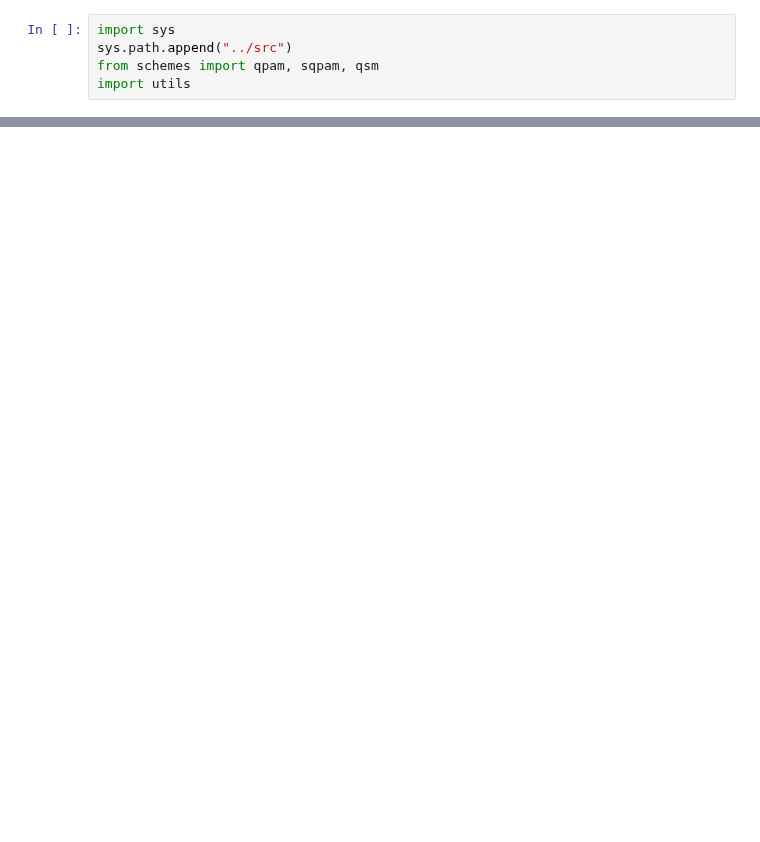
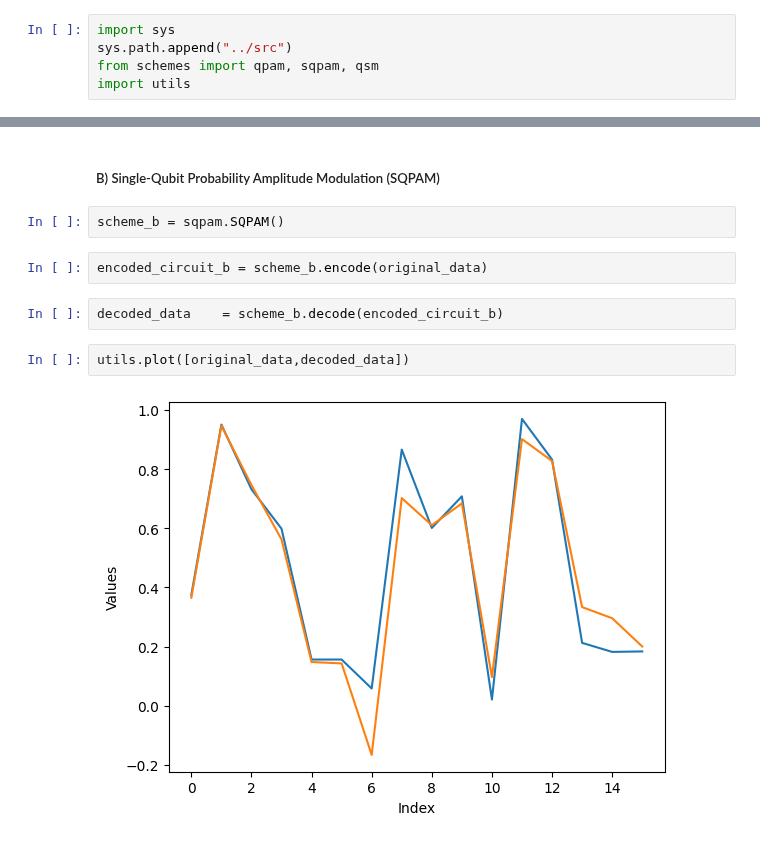
Before and after one commit to moth-quantum/quantum-audio, a Jupyter notebook: notebooks/schemes_test.ipynb, the cells around one changed output, grey strips where cells are left out. Cells and saved outputs as stored; diff of their text form; blank space fills up the shorter version.

```diff
--- a/notebooks/schemes_test.ipynb
+++ b/notebooks/schemes_test.ipynb
@@ -53,0 +36,12 @@ interactive(children=(IntSlider(value=1, description='Shots', max=4000, min=1, s
+# %% [markdown]
+##### B) Single-Qubit Probability Amplitude Modulation (SQPAM)
+# %%
+scheme_b = sqpam.SQPAM()
+# %%
+encoded_circuit_b = scheme_b.encode(original_data)
+# %%
+decoded_data    = scheme_b.decode(encoded_circuit_b)
+# %%
+utils.plot([original_data,decoded_data])
+# %% [output]
+[figure, added]
```
Also changed, not shown: parts of 32 cells of this notebook, 1 other file.
